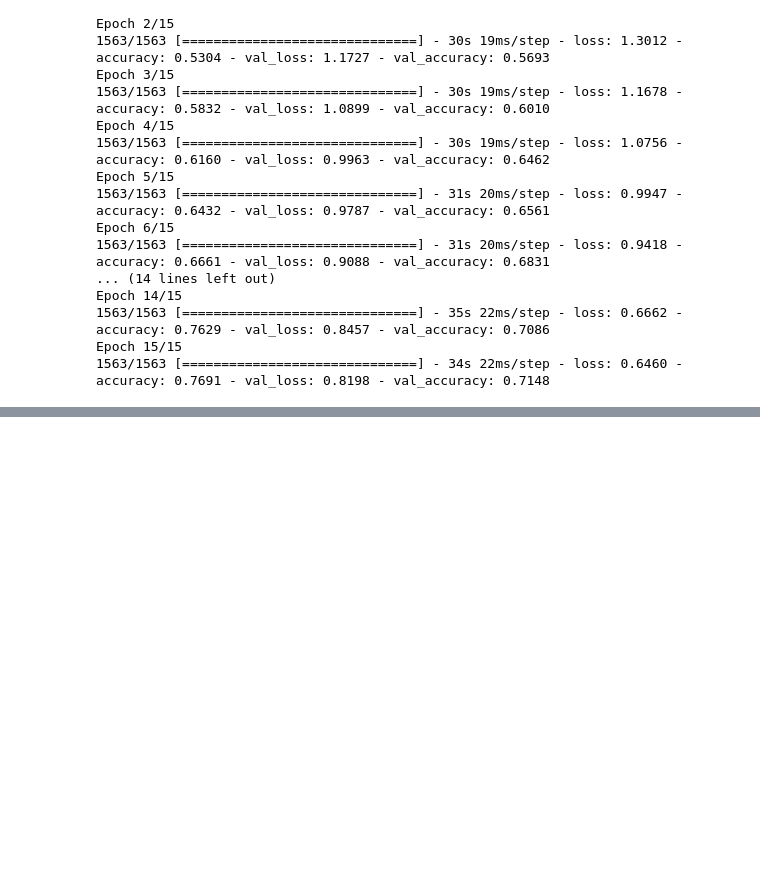
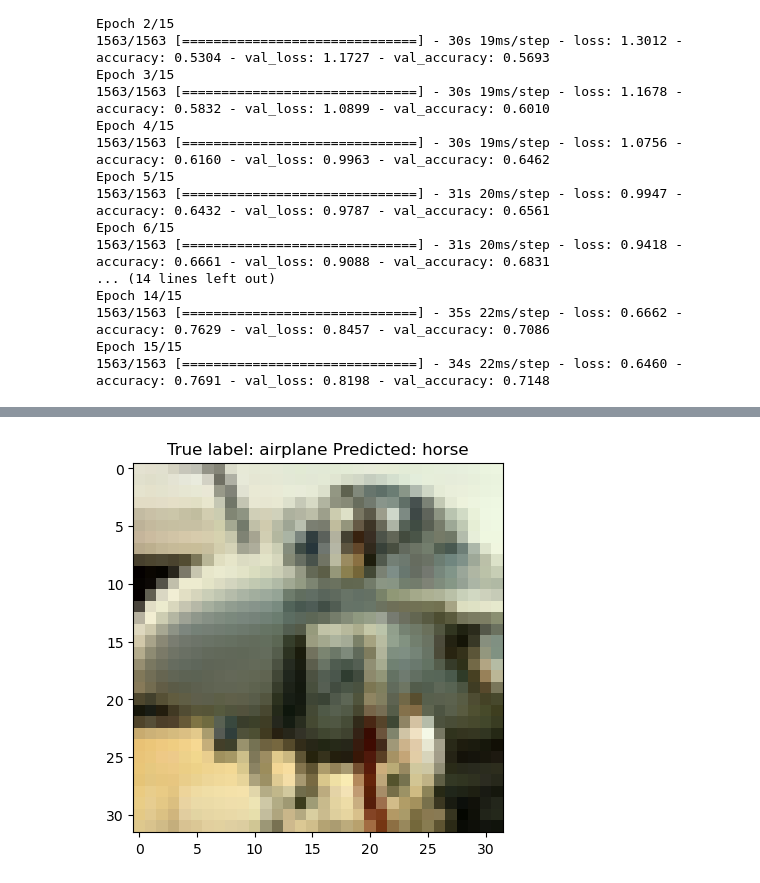
Before and after one commit to AshikurIST/CNN, a Jupyter notebook: CIFAR_10.ipynb, the cells around one changed output, grey strips where cells are left out. Drawn from its saved outputs; the diff is of its cells as text; code cells hidden in the pictures; blank space fills up the shorter version.

```diff
--- a/CIFAR_10.ipynb
+++ b/CIFAR_10.ipynb
@@ -94,0 +177,22 @@ plt.legend()
+# %%
+# Label mapping
+
+labels= '''airplane
+automobile
+bird
+cat
+deer
+dog
+frog
+horse
+ship
+truck'''.split()
+# %%
+# show some missclassified examples
+
+missclassified_idx= np.where(p_test != y_test)[0]
+i= np.random.choice(missclassified_idx)
+plt.imshow(X_test[i], cmap='gray')
+plt.title("True label: %s Predicted: %s" % (labels[y_test[i]],labels[p_test[i]]));
+# %% [output]
+[figure, added]
```
Also changed, not shown: parts of 6 cells of this notebook.
